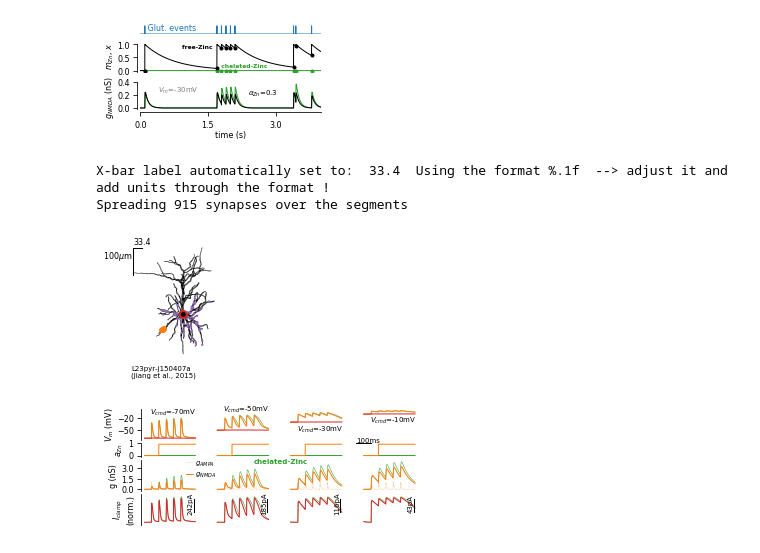
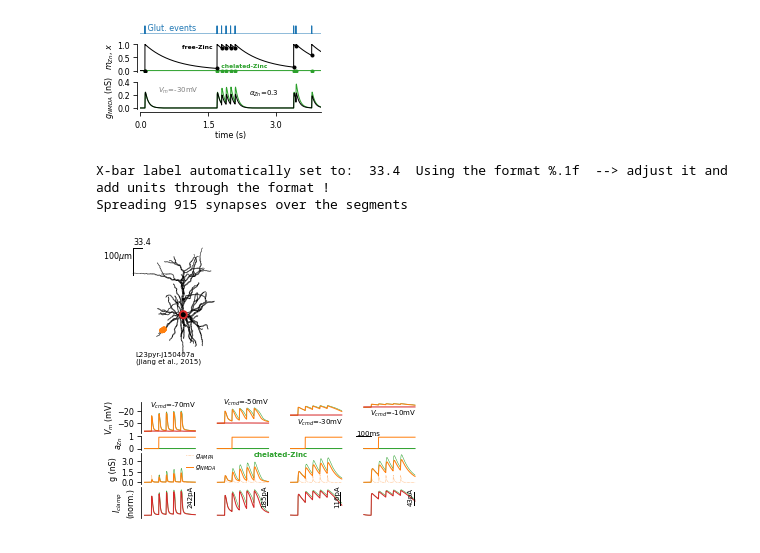
Before and after one commit to yzerlaut/zinc-NMDA-modulation, a Jupyter notebook: description.ipynb, the cells around one changed output. Drawn from its saved outputs; the diff is of its cells as text; code cells hidden in the pictures.

```diff
--- a/description.ipynb
+++ b/description.ipynb
@@ -135,10 +137,10 @@ sim0 = solve_synapse_equation(t, Model, Glut_events=EVENTS, Vm=Vclamp)
 Model['Deltax0'] = 1
 Model['alphaZn'] = 0.2
 
-# then taking the final (=best-fit) model
-fit = load_dict(os.path.join('data', 'calib', 'best-freeZn-config.npz'))
-for key in fit:
-   Model[key] = fit[key]
+# # then taking the final (=best-fit) model
+# fit = load_dict(os.path.join('data', 'calib', 'best-freeZn-config.npz'))
+# for key in fit:
+#    Model[key] = fit[key]
 
 sim1 = solve_synapse_equation(t, Model, Glut_events=EVENTS, Vm=Vclamp)
 
@@ -174,36 +176,36 @@ from datavyz import ge
 morpho = ntwk.Morphology.from_swc_file(Model['morpho_file_1'])
 SEGMENTS = ntwk.morpho_analysis.compute_segments(morpho)
 nseg = len(SEGMENTS['x'])
 
 vis = nrnvyz(SEGMENTS, ge=ge)
 
 synapses_loc = 2450+np.arange(10)
 
 fig2, ax = ge.figure(figsize=(1.2,3.), left=0, right=0., top=0., bottom=0.08)
 vis.plot_segments(SEGMENTS['comp_type']!='axon',
                   #bar_scale_args=dict(loc=(-130,-140), Ybar=100,
                   #                Ybar_label=' 100$\mu$m', orientation='left-top'),
                   ax=ax)
 
 basal_cond = ntwk.morpho_analysis.find_conditions(SEGMENTS,
                                                   comp_type='dend',
                                                   min_distance_to_soma=20e-6)
 Nsyn, pre_to_iseg,\
         Nsyn_per_seg = ntwk.spread_synapses_on_morpho(SEGMENTS,
                                                       10, # density
                                                       cond=basal_cond,
                                                       density_factor=1./100./1e-12)
-vis.add_dots(ax, np.random.choice(pre_to_iseg, 70), 5, ge.purple)
+# vis.add_dots(ax, np.random.choice(pre_to_iseg, 70), 5, ge.purple)
 
 vis.add_dots(ax, synapses_loc, np.ones(len(synapses_loc))*30, ge.orange)
 vis.add_circle(ax, 0, 50, ge.red, lw=2)
 
-ge.annotate(fig2, 'L23pyr-j150407a\n(Jiang et al., 2015)', (0.27, 0.02), size='small')
+ge.annotate(fig2, 'L23pyr-j150407a\n(Jiang et al., 2015)', (0.3, 0.07), size='small')
 #ge.save_on_desktop(fig2)
 # %% [output]
 X-bar label automatically set to:  33.4  Using the format %.1f  --> adjust it and add units through the format !
 Spreading 915 synapses over the segments
-[figure, old version]
+[figure, new version]
 # %%
 from single_cell_sim import initialize_sim, EXC_SYNAPSES_EQUATIONS, ON_EXC_EVENT
 
```
Also changed, not shown: parts of 2 cells of this notebook, 5 other files.
